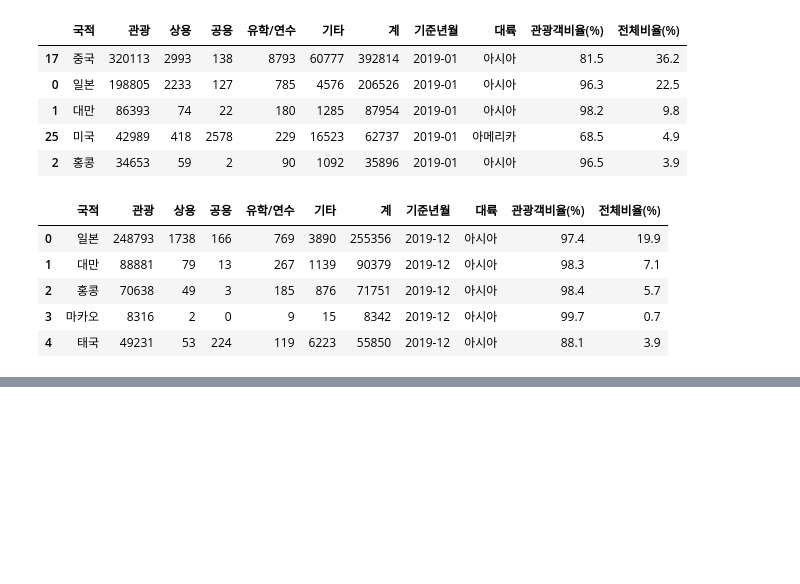
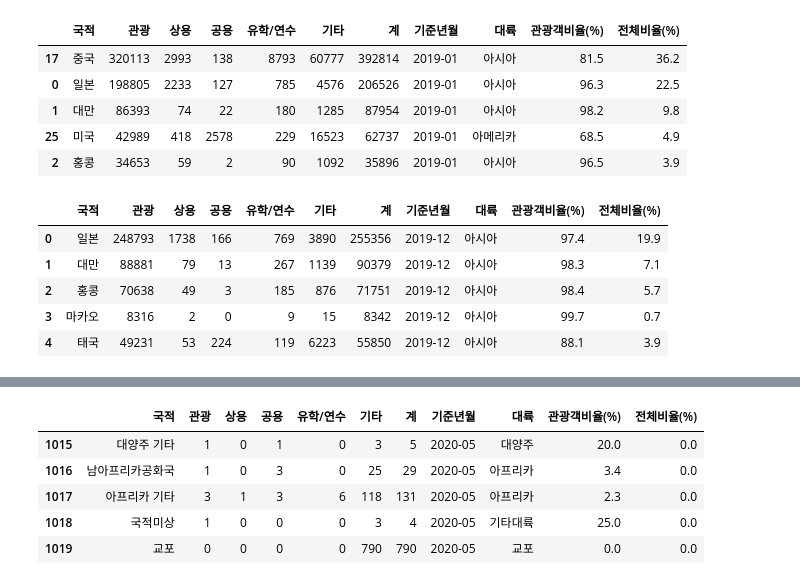
Before and after one commit to shinseongsu/Data_Analysis_Study, a Jupyter notebook: COVID19.ipynb, the cells around one changed output, grey strips where cells are left out. Cells and saved outputs as stored; diff of their text form; code cells hidden in the pictures; blank space fills up the shorter version.

```diff
--- a/COVID19.ipynb
+++ b/COVID19.ipynb
@@ -298,3 +298,9 @@ kto_test.head()
 | 2 | 홍콩 | 70638 | 49 | 3 | 185 | 876 | 71751 | 2019-12 | 아시아 | 98.4 | 5.7 |
 | 3 | 마카오 | 8316 | 2 | 0 | 9 | 15 | 8342 | 2019-12 | 아시아 | 99.7 | 0.7 |
 | 4 | 태국 | 49231 | 53 | 224 | 119 | 6223 | 55850 | 2019-12 | 아시아 | 88.1 | 3.9 |
+# %%
+# 이중 반복문으로 기준년월 출력
+for yy in range(2019, 2020):
+    for mm in range(1, 13):
+        yymm = '{}{}'.format(yy, mm)
+        print(yymm)
@@ -300,0 +320,8 @@ kto_test.head()
+# %%
+mm = 1
+print(mm)
+
+print(str(mm).zfill(2))
+
+print(str(mm).zfill(3))
+print(str(mm).zfill(4))
@@ -300,0 +333,6 @@ kto_test.head()
+# %%
+for yy in range(2019, 2021):
+    for mm in range(1, 13):
+        mm_str = str(mm).zfill(2)
+        yymm = '{}{}'.format(yy, mm_str)
+        print(yymm)
@@ -300,0 +357,9 @@ kto_test.head()
+# %%
+df = pd.DataFrame()
+
+for yy in range(2019, 2021):
+    for mm in range(1, 13):
+        temp = create_kto_data(str(yy), str(mm).zfill(2))
+        df = df.append(temp, ignore_index = True)
+
+# 2020년 5월 까지 자료밖에 없어 에러가 나옴
@@ -300,0 +377,9 @@ kto_test.head()
+# %%
+df.tail()
+# %% [output]
+|  | 국적 | 관광 | 상용 | 공용 | 유학/연수 | 기타 | 계 | 기준년월 | 대륙 | 관광객비율(%) | 전체비율(%) |
+| 1015 | 대양주 기타 | 1 | 0 | 1 | 0 | 3 | 5 | 2020-05 | 대양주 | 20.0 | 0.0 |
+| 1016 | 남아프리카공화국 | 1 | 0 | 3 | 0 | 25 | 29 | 2020-05 | 아프리카 | 3.4 | 0.0 |
+| 1017 | 아프리카 기타 | 3 | 1 | 3 | 6 | 118 | 131 | 2020-05 | 아프리카 | 2.3 | 0.0 |
+| 1018 | 국적미상 | 1 | 0 | 0 | 0 | 3 | 4 | 2020-05 | 기타대륙 | 25.0 | 0.0 |
+| 1019 | 교포 | 0 | 0 | 0 | 0 | 790 | 790 | 2020-05 | 교포 | 0.0 | 0.0 |
```
Also changed, not shown: parts of 13 cells of this notebook.
